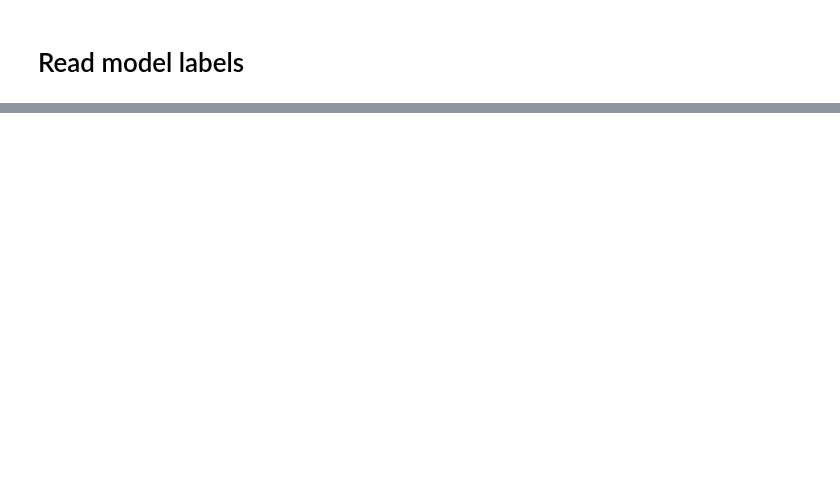
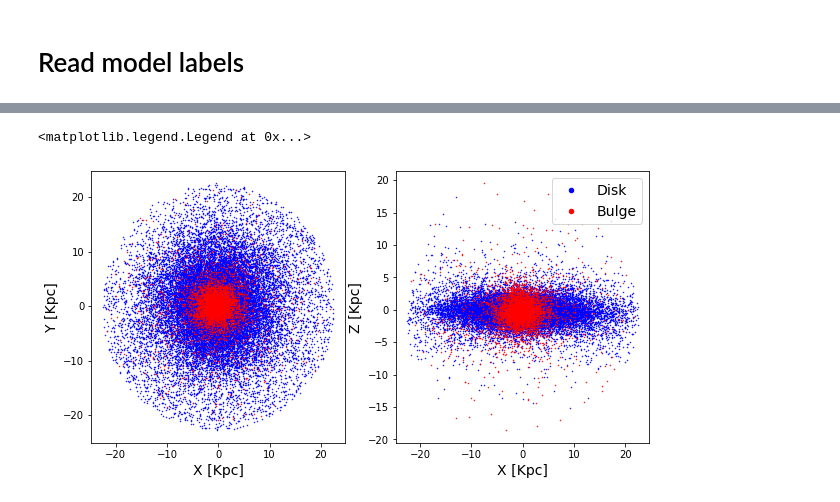
Before and after one commit to antotaverna/gchop_paper, a Jupyter notebook: xy_plane.ipynb, the cells around one changed output, grey strips where cells are left out. Cells and saved outputs as stored; diff of their text form; code cells hidden in the pictures; blank space fills up the shorter version.

```diff
--- a/xy_plane.ipynb
+++ b/xy_plane.ipynb
@@ -129,24 +141,26 @@ NameError: name 'df' is not defined
 # %%
 xx = gal.stars.x.value
 yy = gal.stars.y.value
 zz = gal.stars.z.value
 labels_ab = df.lab_ab
-
 mask_b = np.where(labels_ab == 0)[0]
 mask_d = np.where(labels_ab == 1)[0]
 
 fig, ax = plt.subplots(1,2, figsize=[10, 5])
 
-ax[0].plot(xx[mask_d], yy[mask_d], '.', color='royalblue', ms=1, label='Disk')
-ax[0].plot(xx[mask_b], yy[mask_b], '.', color='crimson', ms=1, label='Bulge')
-ax[0].set_xlabel('X [Kpc]', fontsize=12)
-ax[0].set_ylabel('Y [Kpc]', fontsize=12)
+ax[0].plot(xx[mask_d], yy[mask_d], '.', color='blue', ms=1, label='Disk')
+ax[0].plot(xx[mask_b], yy[mask_b], '.', color='red', ms=1, label='Bulge')
+ax[0].set_xlabel('X [Kpc]', fontsize=14)
+ax[0].set_ylabel('Y [Kpc]', fontsize=14)
 
 
-ax[1].plot(xx[mask_d], zz[mask_d], '.', color='royalblue', ms=1, label='Disk')
-ax[1].plot(xx[mask_b], zz[mask_b], '.', color='crimson', ms=1, label='Bulge')
-ax[1].set_xlabel('X [Kpc]', fontsize=12)
-ax[1].set_ylabel('Z [Kpc]', fontsize=12)
-ax[1].legend(markerscale=7.)
+ax[1].plot(xx[mask_d], zz[mask_d], '.', color='blue', ms=1, label='Disk')
+ax[1].plot(xx[mask_b], zz[mask_b], '.', color='red', ms=1, label='Bulge')
+ax[1].set_xlabel('X [Kpc]', fontsize=14)
+ax[1].set_ylabel('Z [Kpc]', fontsize=14)
 
+ax[1].legend(markerscale=9., fontsize=14)
 #plt.savefig('gchop_plots/xyz_lab_ab.png', dpi=100)
+# %% [output]
+<matplotlib.legend.Legend at 0x...>
+[figure, added]
```
Also changed, not shown: parts of 7 cells of this notebook, 3 other files.
